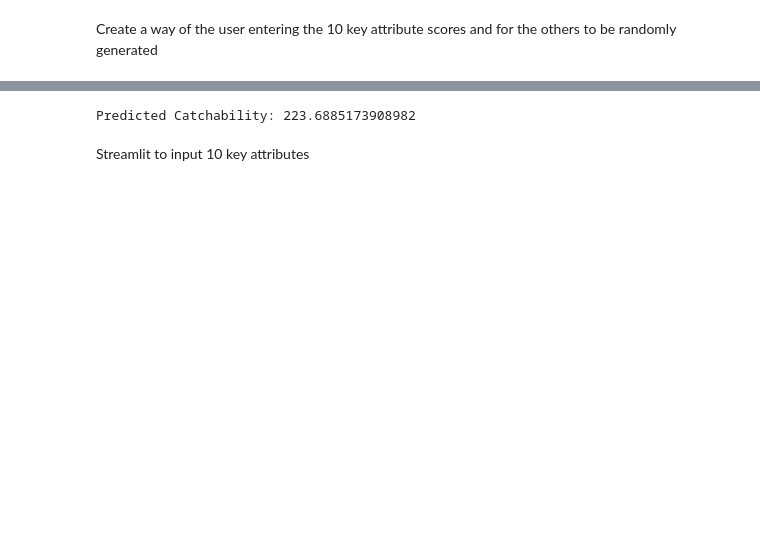
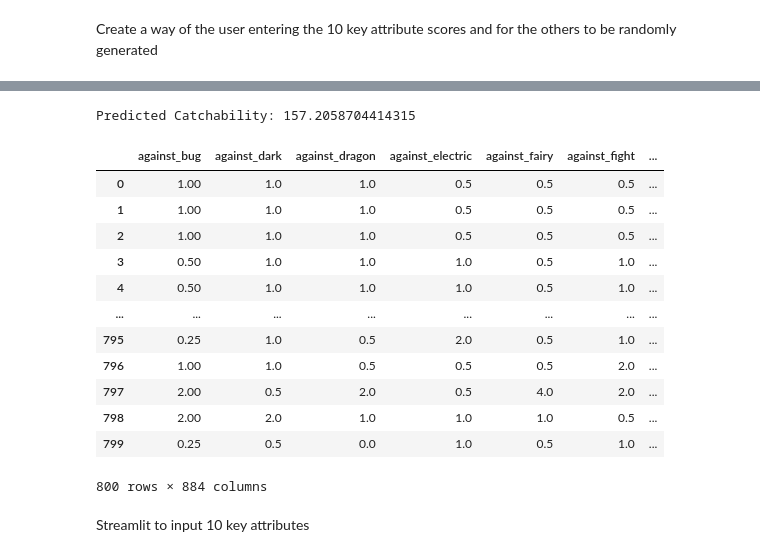
Before and after one commit to mtthibault/catchemall, a Jupyter notebook: notebooks/catchemall-predictions-prod.ipynb, the cells around one changed output, grey strips where cells are left out. Cells and saved outputs as stored; diff of their text form; code cells hidden in the pictures; blank space fills up the shorter version.

```diff
--- a/notebooks/catchemall-predictions-prod.ipynb
+++ b/notebooks/catchemall-predictions-prod.ipynb
@@ -535,24 +578,38 @@ def predict_catchability(base_total, attack, sp_attack, sp_defense, defense, hp,
     })
 
     # Generate random values for other attributes in a separate DataFrame
-    random_data = pd.DataFrame({column: np.random.choice(original_df[column].dropna().values, size=1)
-                                for column in original_df.columns if column not in input_data.columns})
-
+    random_data = pd.DataFrame({column: np.random.choice(df[column].dropna().values, size=1)
+                                for column in df.columns if column not in input_data.columns})
     # Combine the input and random data
     input_data = pd.concat([input_data, random_data], axis=1)
 
     # Ensure the input data has the same column order as the training data
-    input_data = input_data.reindex(columns=[col for col in original_df.columns if col != 'capture_rate'])
+    input_data = input_data.reindex(columns=[col for col in df.columns if col != 'capture_rate'])
 
+    # Preprocess the data
+    preprocessed_fake_pokemon_df = preprocess_pokemon_data(input_data)
+
+    # Encode the new data using the same encoders
+    encoded_fake_pokemon_df = encode_features(preprocessed_fake_pokemon_df)
+
+    # Ensure the new data has the same columns as the training data, in the same order
+    missing_cols = set(X_train.columns) - set(encoded_fake_pokemon_df.columns)
+    missing_df = pd.DataFrame(0, index=encoded_fake_pokemon_df.index, columns=list(missing_cols))
+    encoded_fake_pokemon_df = pd.concat([encoded_fake_pokemon_df, missing_df], axis=1)
+    encoded_fake_pokemon_df = encoded_fake_pokemon_df[X_train.columns]
+
+    # Ensure there are no NaN values in the data
+    encoded_fake_pokemon_df.fillna(0, inplace=True)
     # Apply the prediction model
-    prediction = model.predict(input_data)
+    prediction = model.predict(encoded_fake_pokemon_df)
 
     return prediction[0]
 
+
+
+
 # Example usage
 model = model  # Your trained model
-original_df = encoded_pokemon_df  # Original DataFrame
-
 # Example input values
 base_total = 10  # Example value
 attack = 10       # Example value
@@ -579,10 +636,26 @@ catchability = predict_catchability(base_total,
                                     is_legendary,
                                     base_egg_steps,
                                     model,
-                                    original_df)
+                                    df)
 print(f"Predicted Catchability: {catchability}")
 # %% [output]
-Predicted Catchability: 223.6885173908982
+Predicted Catchability: 157.2058704414315
+# %%
+original_df
+# %% [output]
+|  | against_bug | against_dark | against_dragon | against_electric | against_fairy | against_fight | ... |
+| 0 | 1.00 | 1.0 | 1.0 | 0.5 | 0.5 | 0.5 | ... |
+| 1 | 1.00 | 1.0 | 1.0 | 0.5 | 0.5 | 0.5 | ... |
+| 2 | 1.00 | 1.0 | 1.0 | 0.5 | 0.5 | 0.5 | ... |
+| 3 | 0.50 | 1.0 | 1.0 | 1.0 | 0.5 | 1.0 | ... |
+| 4 | 0.50 | 1.0 | 1.0 | 1.0 | 0.5 | 1.0 | ... |
+| ... | ... | ... | ... | ... | ... | ... | ... |
+| 795 | 0.25 | 1.0 | 0.5 | 2.0 | 0.5 | 1.0 | ... |
+| 796 | 1.00 | 1.0 | 0.5 | 0.5 | 0.5 | 2.0 | ... |
+| 797 | 2.00 | 0.5 | 2.0 | 0.5 | 4.0 | 2.0 | ... |
+| 798 | 2.00 | 2.0 | 1.0 | 1.0 | 1.0 | 0.5 | ... |
+| 799 | 0.25 | 0.5 | 0.0 | 1.0 | 0.5 | 1.0 | ... |
+800 rows × 884 columns
 # %% [markdown]
 Streamlit to input 10 key attributes
 # %%
```
Also changed, not shown: parts of 9 cells of this notebook, 13 other files.
